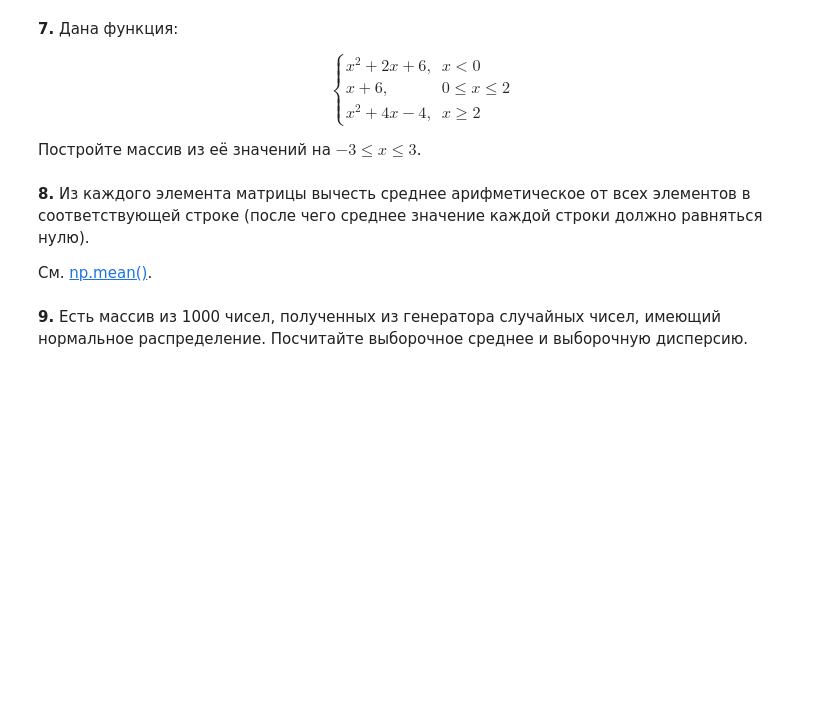
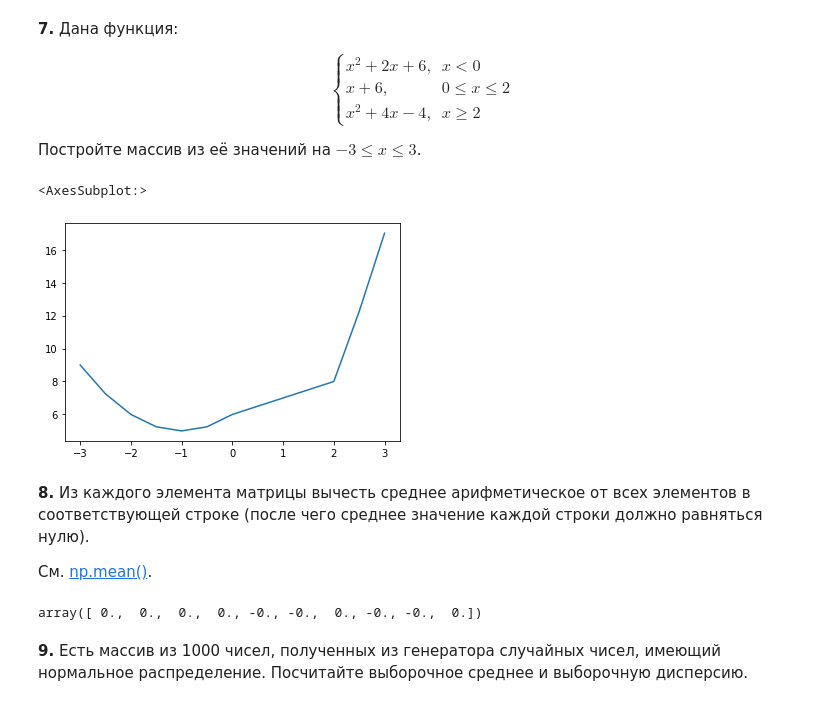
Before and after one commit to sabal202/classification-2021, a Jupyter notebook: tasks/Task_2.ipynb, the cells around one changed output. Cells and saved outputs as stored; diff of their text form; code cells hidden in the pictures; blank space fills up the shorter version.

```diff
--- a/tasks/Task_2.ipynb
+++ b/tasks/Task_2.ipynb
@@ -65,3 +115,19 @@ $$
+# %%
+a = np.arange(-3, 0, 0.5)
+b = np.arange(0, 2, 0.5)
+c = np.arange(2, 3.5, 0.5)
+
+f = lambda x: x**2 + 2*x + 6
+g = lambda x: x + 6
+h = lambda x: x**2 + 4*x - 4
+
+X = np.hstack([a,b,c])
+Y = np.hstack([f(a), g(b), h(c)])
+
+sns.lineplot(X, Y)
+# %% [output]
+<AxesSubplot:>
+[figure, added]
 # %% [markdown]
 **8.** Из каждого элемента матрицы вычесть среднее арифметическое от всех элементов в соответствующей строке (после чего среднее значение каждой строки должно равняться нулю).
 
@@ -73,2 +135,9 @@ X = np.random.random((10, 10))
+# %%
+X = np.random.random((10, 10))
+
+X = X - np.mean(X, axis=1).reshape(-1, 1)
+np.round(X.mean(axis=1), 4)
+# %% [output]
+array([ 0.,  0.,  0.,  0., -0., -0.,  0., -0., -0.,  0.])
 # %% [markdown]
 **9.** Есть массив из 1000 чисел, полученных из генератора случайных чисел, имеющий нормальное распределение. Посчитайте выборочное среднее и выборочную дисперсию.
```
Also changed, not shown: parts of 22 cells of this notebook, 2 other files.
